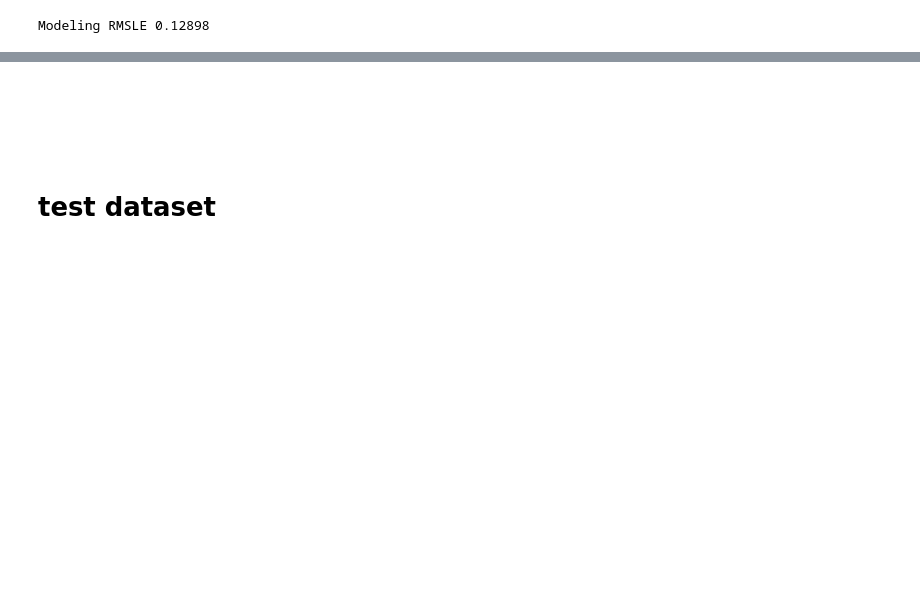
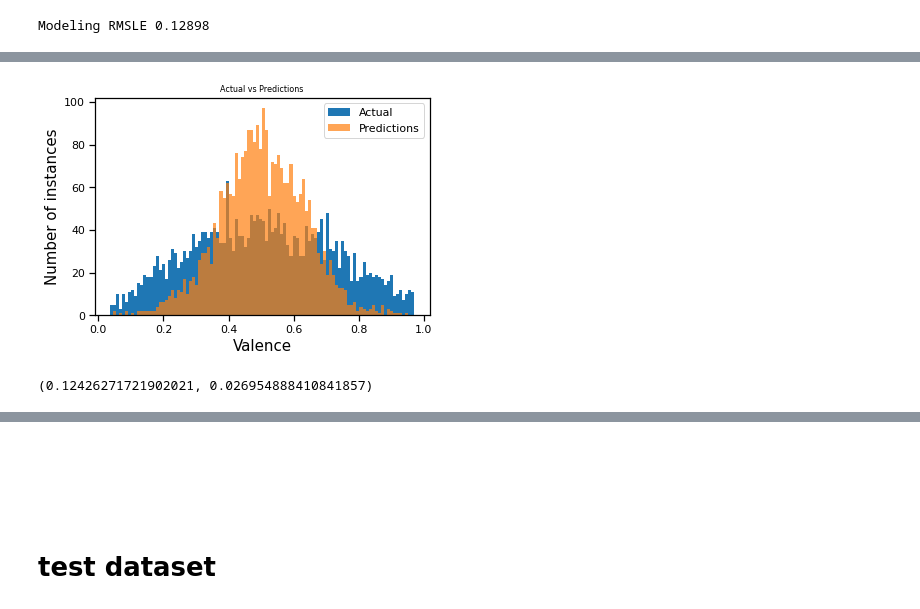
Before and after one commit to geo-chalk/spotify_valence, a Jupyter notebook: spotify_valence.ipynb, the cells around one changed output, grey strips where cells are left out. Cells and saved outputs as stored; diff of their text form; code cells hidden in the pictures; blank space fills up the shorter version.

```diff
--- a/spotify_valence.ipynb
+++ b/spotify_valence.ipynb
@@ -1428 +1448,10 @@ mean_absolute_error(pred_best, y_test)
+# %%
+clf = ExtraTreesRegressor(random_state=123)
+clf.fit(X_train, y_train)
+pred_best = clf.predict(X_test)
+compare_predictions(y_test, pred_best)
+mean_absolute_error(pred_best, y_test) , mean_squared_error(pred_best, y_test)
+# %% [output]
+[figure, added]
+(0.12426271721902021, 0.026954888410841857)
 # %%
```
Also changed, not shown: parts of 22 cells of this notebook.
